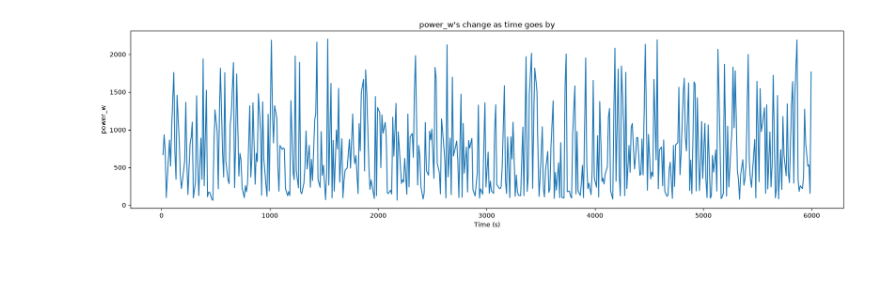
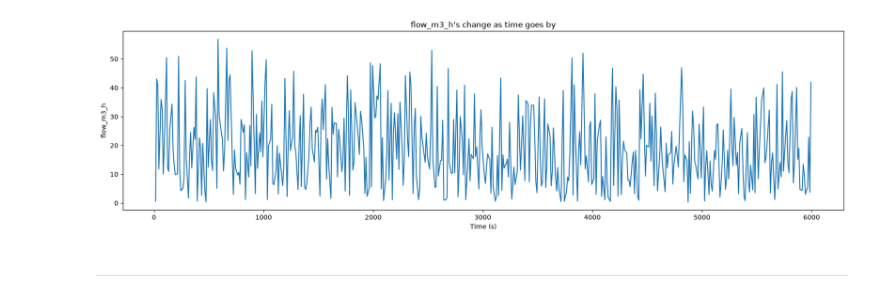
Before and after one commit to Hounczy/plastic-roc-stars, a Jupyter notebook: test_env.ipynb, the cells around one changed output. Cells and saved outputs as stored; diff of their text form; code cells hidden in the pictures; blank space fills up the shorter version.

```diff
--- a/test_env.ipynb
+++ b/test_env.ipynb
@@ -17,6 +20,8 @@ df.head()
 | 3 | 99223468_model_01 | 44.5 | stable | 1498.405243 | 99.463217 | 2.287246 | 2.451128 | ... |
 | 4 | 99223468_model_01 | 64.5 | stable | 3224.873653 | 608.195308 | 2.464618 | 2.696299 | ... |
 # %%
-vis.plotFeature_byTime(df, "POWER_W")
+vis.plotFeature_byTime(df, "flow_m3_h")
 # %% [output]
-[figure, old version]
+[figure, new version]
+# %% [markdown]
+---
```
Also changed, not shown: parts of 14 cells of this notebook, 2 other files.
